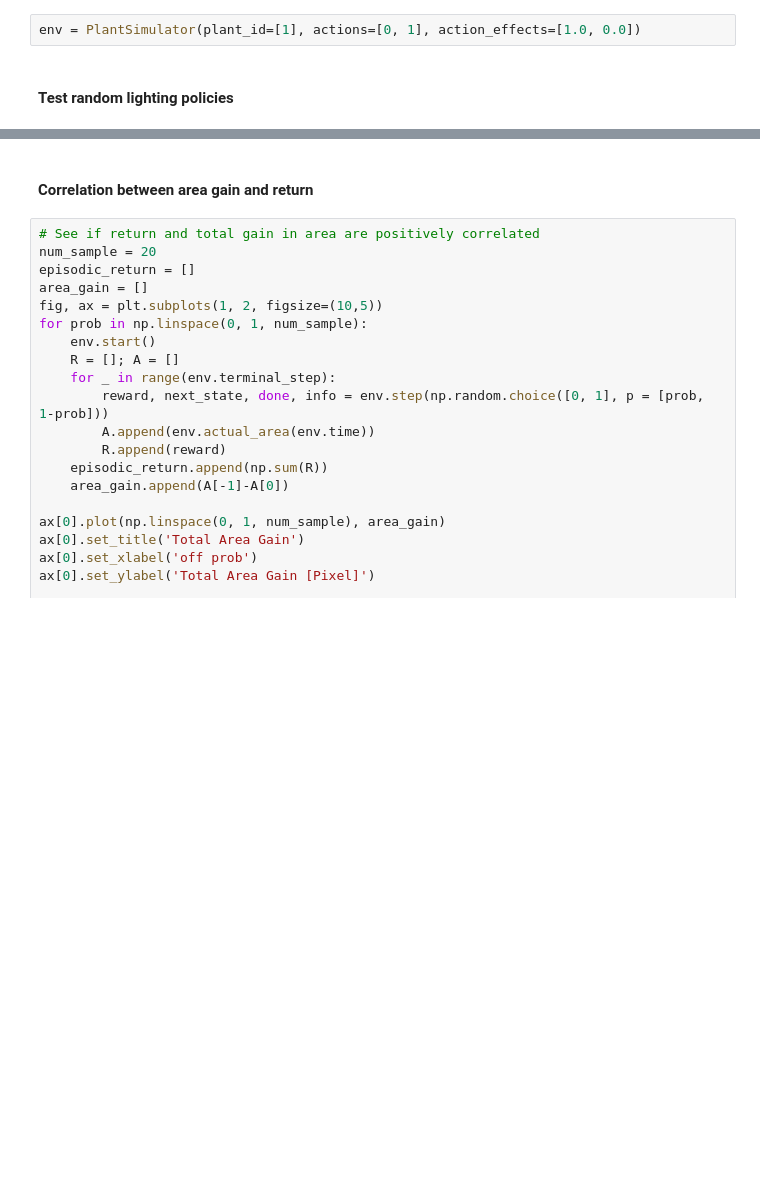
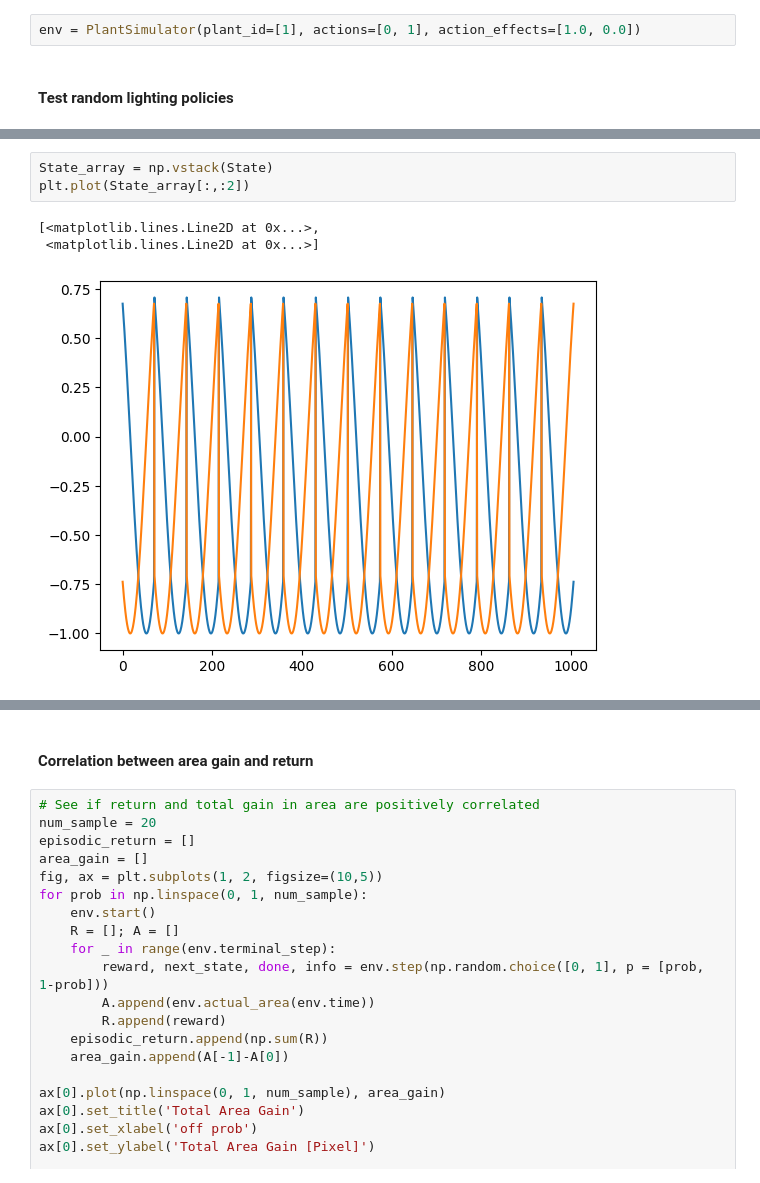
Before and after one commit to steventango/plant-rl, a Jupyter notebook: analysis/test_plant_simulator.ipynb, the cells around one changed output, grey strips where cells are left out. Drawn from its saved outputs; the diff is of its cells as text; blank space fills up the shorter version.

```diff
--- a/analysis/test_plant_simulator.ipynb
+++ b/analysis/test_plant_simulator.ipynb
@@ -48,0 +53,7 @@ fig.tight_layout()
+# %%
+State_array = np.vstack(State)
+plt.plot(State_array[:,:2])
+# %% [output]
+[<matplotlib.lines.Line2D at 0x...>,
+ <matplotlib.lines.Line2D at 0x...>]
+[figure, added]
```
Also changed, not shown: parts of 3 cells of this notebook, 2 other files.
